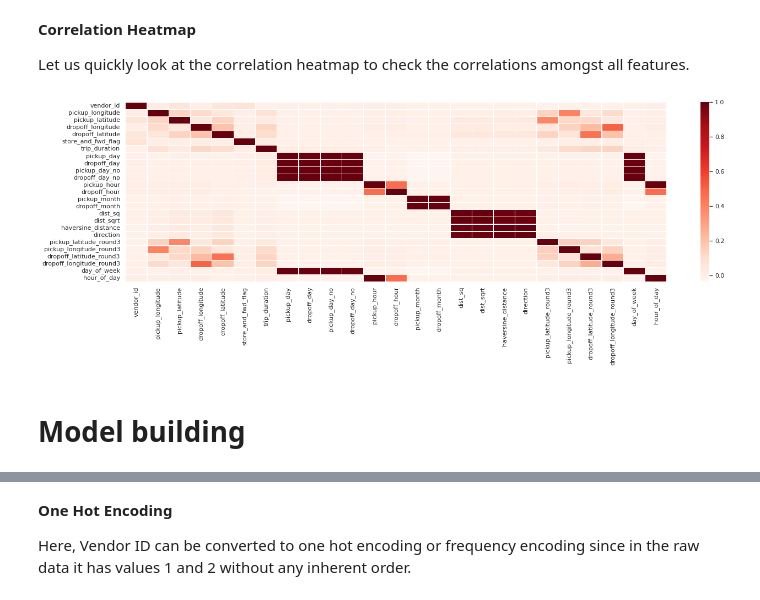
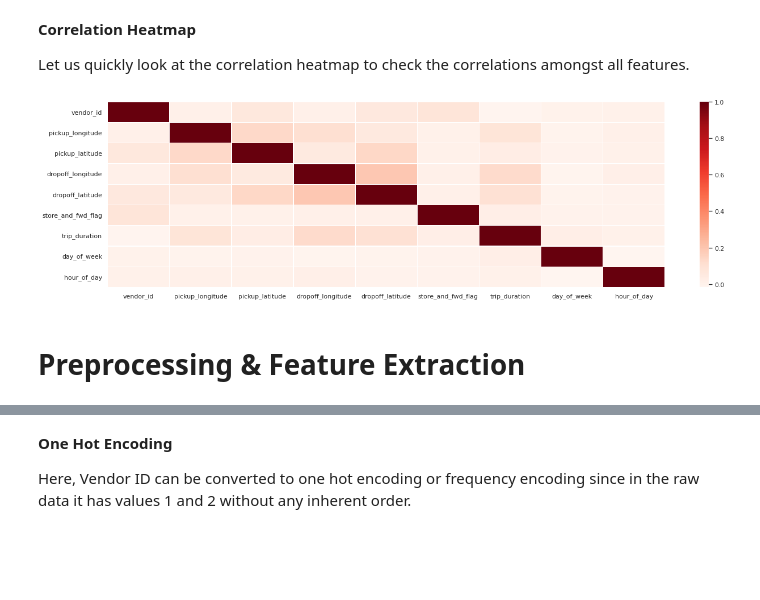
Before and after one commit to kumarirakhi19/NYC-Taxi-Trip-Time-Prediction-, a Jupyter notebook: NYC_TEAM_Capstone_Project.ipynb, the cells around one changed output, grey strips where cells are left out. Drawn from its saved outputs; the diff is of its cells as text; code cells hidden in the pictures; blank space fills up the shorter version.

```diff
--- a/NYC_TEAM_Capstone_Project.ipynb
+++ b/NYC_TEAM_Capstone_Project.ipynb
@@ -218,15 +220,15 @@ There are a variety of features within the dataset and it is important to conver
 Also, one important thing is never to take assumptions without backing it with data. Here, as you can see the trip duration can also be calculated pick up and drop off datetime. We will check whether the given duration is consistent with the calculated trip duration
 # %%
 #converting string to datetime features
-df['pickup_datetime']=pd.to_datetime(df.pickup_datetime)
-df['dropoff_datetime']=pd.to_datetime(df.dropoff_datetime)
+dfm['pickup_datetime']=pd.to_datetime(dfm.pickup_datetime)
+dfm['dropoff_datetime']=pd.to_datetime(dfm.dropoff_datetime)
 
 #converting yes/no flag to 1 and 0
-df['store_and_fwd_flag']=1*(df.store_and_fwd_flag.values=='Y')
+dfm['store_and_fwd_flag']=1*(dfm.store_and_fwd_flag.values=='Y')
 
-df['check_trip_duration'] = (df['dropoff_datetime'] - df['pickup_datetime']).map(lambda x: x.total_seconds())
+dfm['check_trip_duration'] = (dfm['dropoff_datetime'] - dfm['pickup_datetime']).map(lambda x: x.total_seconds())
 
-duration_difference = df[np.abs(df['check_trip_duration'].values  - df['trip_duration'].values) > 1]
+duration_difference = dfm[np.abs(dfm['check_trip_duration'].values  - dfm['trip_duration'].values) > 1]
 duration_difference.shape
 # %% [output]
 (0, 12)
@@ -337,8 +257,8 @@ Name: trip_duration, dtype: float64
 # %% [markdown]
 Hey! There is a trip with duration of 979 hours. This is a huge outlier and might create problem at the prediction stage. One idea is to log transform the trip duration before prediction to visualize it before.
 # %%
-df['log_trip_duration']=np.log(df['trip_duration'].values+1)
-sns.displot(df['log_trip_duration'], kde=False, bins=500)
+dfm['log_trip_duration']=np.log(dfm['trip_duration'].values+1)
+sns.displot(dfm['log_trip_duration'], kde=False, bins=500)
 plt.show()
 # %% [output]
 [figure]
@@ -432,11 +356,11 @@ Findings - (Here, red represents pickup and dropoff Longitudes & blue represents
 2. Some extreme co-ordinates has squeezed the plot such that we see a spike here
 3. A good idea is to remove these outliers and look at the distribution more closely
 # %%
-df= df.loc[(df.pickup_latitude > 40.6) & (df.pickup_latitude < 40.9)]
-df= df.loc[(df.dropoff_latitude>40.6) & (df.dropoff_latitude < 40.9)]
-df = df.loc[(df.dropoff_longitude > -74.05) & (df.dropoff_longitude < -73.7)]
-df= df.loc[(df.pickup_longitude > -74.05) & (df.pickup_longitude < -73.7)]
-df_data_new = df.copy()
+dfm= dfm.loc[(dfm.pickup_latitude > 40.6) & (dfm.pickup_latitude < 40.9)]
+dfm= dfm.loc[(dfm.dropoff_latitude>40.6) & (dfm.dropoff_latitude < 40.9)]
+dfm = dfm.loc[(dfm.dropoff_longitude > -74.05) & (dfm.dropoff_longitude < -73.7)]
+dfm= dfm.loc[(dfm.pickup_longitude > -74.05) & (dfm.pickup_longitude < -73.7)]
+df_data_new = dfm.copy()
 sns.set(style="white", palette="muted", color_codes=True)
 f, axes = plt.subplots(2,2,figsize=(10, 10), sharex=False, sharey = False)#
 sns.despine(left=True)
@@ -480,8 +404,8 @@ df['pickup_datetime'].min(), df['pickup_datetime'].max()
 Clearly, These trips are for first 6 months of 2016. To look at trends, we first need to extract week days and hour of day from the pickup date.
 # %%
 # creating a new column(day_of_week) from the pickup_datetime column
-df['day_of_week']=df['pickup_datetime'].dt.weekday
+dfm['day_of_week']=dfm['pickup_datetime'].dt.weekday
 # creating a new column(hour_of_week) from the pickup_datetime column
-df['hour_of_day']=df['pickup_datetime'].dt.hour
+dfm['hour_of_day']=dfm['pickup_datetime'].dt.hour
 # %%
 plt.figure(figsize=(10,5))
@@ -592,13 +505,13 @@ From February, we can see trip duration rising every month.
 Let us quickly look at the correlation heatmap to check the correlations amongst all features.
 # %%
 plt.figure(figsize=(22, 6))
-sf = df.drop(['id', 'pickup_datetime', 'dropoff_datetime',
+sf = dfm.drop(['id', 'pickup_datetime', 'dropoff_datetime',
        'passenger_count','check_trip_duration','log_trip_duration'],
         axis=1)
 corr = sf.apply(lambda x: pd.factorize(x)[0]).corr()
 ax = sns.heatmap(corr, xticklabels=corr.columns, yticklabels=corr.columns,
                  linewidths=.2, cmap="Reds")
 # %% [output]
-[figure, old version]
+[figure, new version]
-# %% [markdown]
-# **Model building**
+# %% [markdown]
+# **Preprocessing & Feature Extraction**
```
Also changed, not shown: parts of 81 cells of this notebook.
